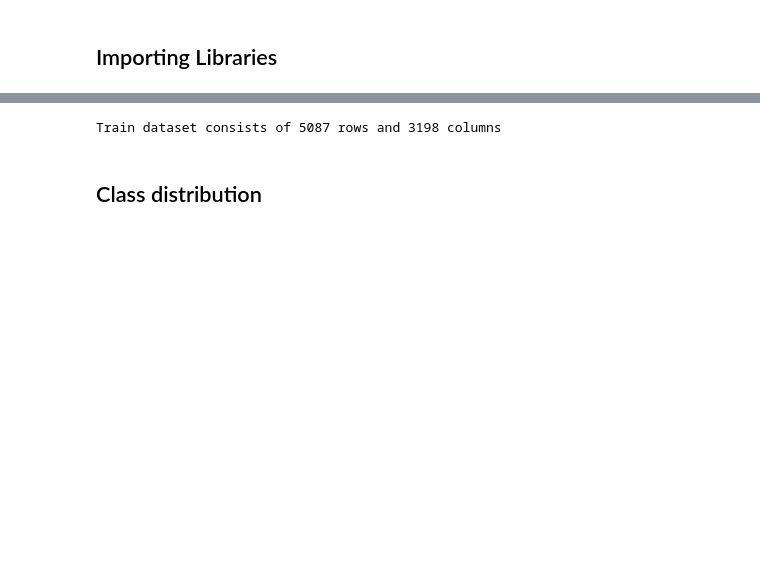
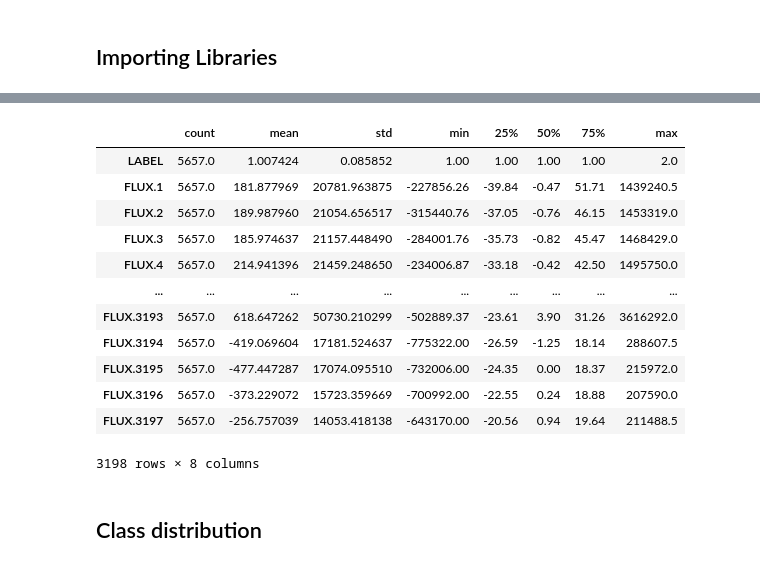
Before and after one commit to shekar-raja/exoplanet-detection-system-ml, a Jupyter notebook: Exoplanet Detection System.ipynb, the cells around one changed output, grey strips where cells are left out. Drawn from its saved outputs; the diff is of its cells as text; code cells hidden in the pictures; blank space fills up the shorter version.

```diff
--- a/Exoplanet Detection System.ipynb
+++ b/Exoplanet Detection System.ipynb
@@ -44,7 +55,19 @@ train_df.head()
-# %%
-print(f'Train dataset consists of {train_df.shape[0]} rows and {train_df.shape[1]} columns')
-# %% [output]
-Train dataset consists of 5087 rows and 3198 columns
+# %%
+df.describe().T
+# %% [output]
+|  | count | mean | std | min | 25% | 50% | 75% | max |
+| LABEL | 5657.0 | 1.007424 | 0.085852 | 1.00 | 1.00 | 1.00 | 1.00 | 2.0 |
+| FLUX.1 | 5657.0 | 181.877969 | 20781.963875 | -227856.26 | -39.84 | -0.47 | 51.71 | 1439240.5 |
+| FLUX.2 | 5657.0 | 189.987960 | 21054.656517 | -315440.76 | -37.05 | -0.76 | 46.15 | 1453319.0 |
+| FLUX.3 | 5657.0 | 185.974637 | 21157.448490 | -284001.76 | -35.73 | -0.82 | 45.47 | 1468429.0 |
+| FLUX.4 | 5657.0 | 214.941396 | 21459.248650 | -234006.87 | -33.18 | -0.42 | 42.50 | 1495750.0 |
+| ... | ... | ... | ... | ... | ... | ... | ... | ... |
+| FLUX.3193 | 5657.0 | 618.647262 | 50730.210299 | -502889.37 | -23.61 | 3.90 | 31.26 | 3616292.0 |
+| FLUX.3194 | 5657.0 | -419.069604 | 17181.524637 | -775322.00 | -26.59 | -1.25 | 18.14 | 288607.5 |
+| FLUX.3195 | 5657.0 | -477.447287 | 17074.095510 | -732006.00 | -24.35 | 0.00 | 18.37 | 215972.0 |
+| FLUX.3196 | 5657.0 | -373.229072 | 15723.359669 | -700992.00 | -22.55 | 0.24 | 18.88 | 207590.0 |
+| FLUX.3197 | 5657.0 | -256.757039 | 14053.418138 | -643170.00 | -20.56 | 0.94 | 19.64 | 211488.5 |
+3198 rows × 8 columns
 # %% [markdown]
 ## Class distribution
 # %%
```
Also changed, not shown: parts of 15 cells of this notebook.
